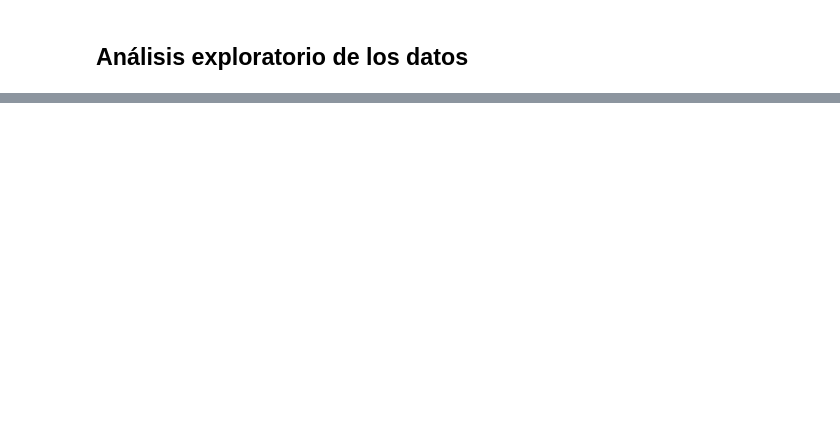
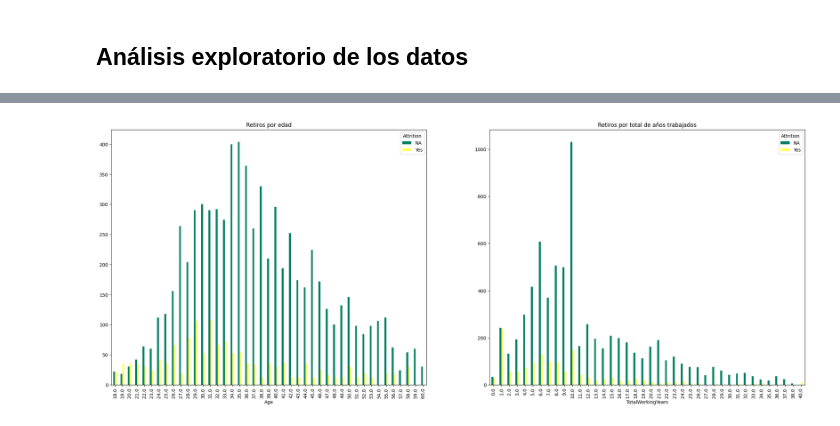
Before and after one commit to veronica1908/RH_Entrega1, a Jupyter notebook: 2_carga_lib_paq_limpieza_a_exploratorio.ipynb, the cells around one changed output, grey strips where cells are left out. Saved outputs shown, nothing was run; the diff lists cells and outputs as text; code cells hidden in the pictures; blank space fills up the shorter version.

```diff
--- a/2_carga_lib_paq_limpieza_a_exploratorio.ipynb
+++ b/2_carga_lib_paq_limpieza_a_exploratorio.ipynb
@@ -277,0 +270,19 @@ En esta exploración rápida de los datos, puede observarse lo siguiente:
+# %%
+#Comparemos las variables de mayor correlación con la variable retiros que es el objetivo
+# Cuál es la edad de las personas que se retiran y  Relación con la variable de años en la compañía
+
+# Crear una figura
+fig, axs = plt.subplots(1, 2, figsize=(27, 10))
+
+# Gráfico Edad
+pd.crosstab(index=dfdata['Age'], columns=dfdata['Attrition']).plot(kind='bar', ax=axs[0], colormap='summer')
+axs[0].set_title('Retiros por edad')
+
+# Gráfico años totales trabajados
+pd.crosstab(index=dfdata['TotalWorkingYears'], columns=dfdata['Attrition']).plot(kind='bar', ax=axs[1], colormap='summer')
+axs[1].set_title('Retiros por total de años trabajados')
+
+# Mostrar los gráficos
+plt.show()
+# %% [output]
+[figure, added]
```
Also changed, not shown: parts of 38 cells of this notebook.
